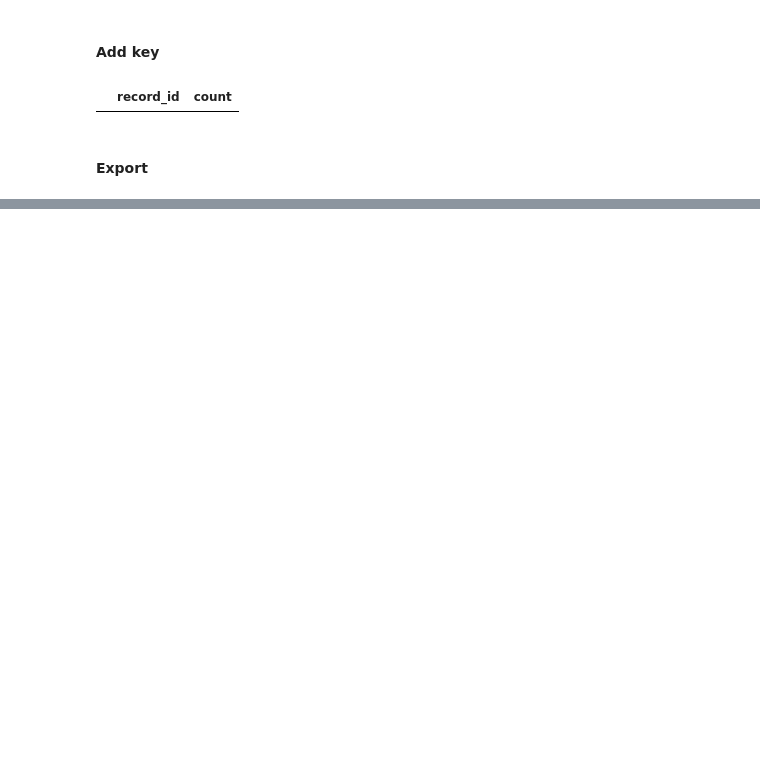
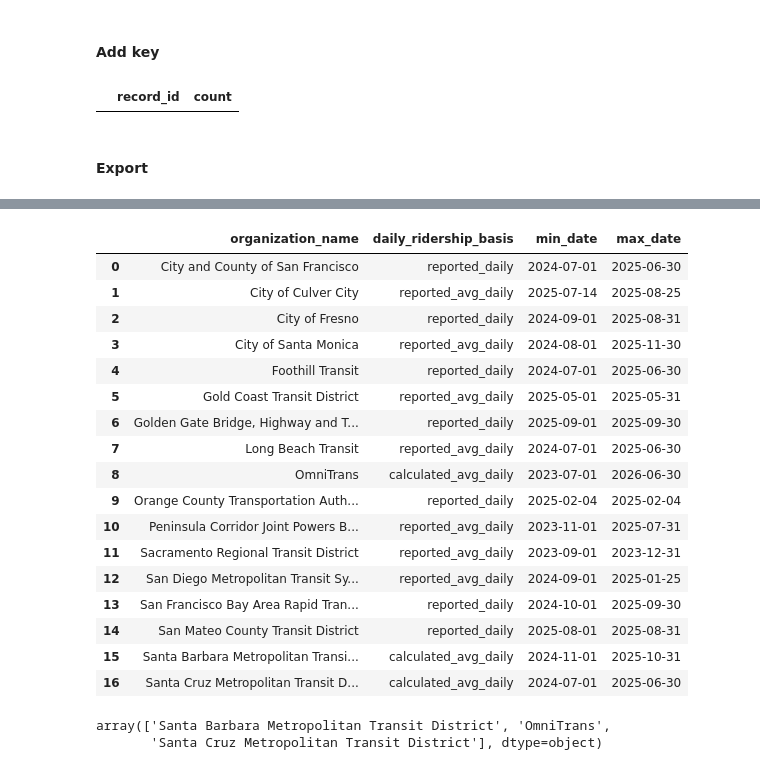
Before and after one commit to cal-itp/transit-ridership-analytics, a Jupyter notebook: fct_table.ipynb, the cells around one changed output, grey strips where cells are left out. Drawn from its saved outputs; the diff is of its cells as text; code cells hidden in the pictures; blank space fills up the shorter version.

```diff
--- a/fct_table.ipynb
+++ b/fct_table.ipynb
@@ -201,3 +198,6 @@ df_agg.head()
 | 2 | A6B375D418BC5853 | 011CF30F49575609 | San Francisco Bay Area Rapid Tran... | Bay Area Rapid Transit | 900109 | 12th Street / Oakland City Center | 37.803482 | -122.27163 | ... |
 | 3 | 0A853373D96249B8 | 011CF30F49575609 | San Francisco Bay Area Rapid Tran... | Bay Area Rapid Transit | 900109 | 12th Street / Oakland City Center | 37.803482 | -122.27163 | ... |
 | 4 | 6D6FA33361F1AFA3 | 011CF30F49575609 | San Francisco Bay Area Rapid Tran... | Bay Area Rapid Transit | 900109 | 12th Street / Oakland City Center | 37.803482 | -122.27163 | ... |
+# %%
+t_df = pd.read_csv("fact_ridership_output/fct_ridership_2026-02-11.csv")
+t_df.head()
@@ -203,0 +231,27 @@ df_agg.head()
+# %%
+t_df.groupby(["organization_name", "daily_ridership_basis"], as_index=False).agg(min_date = ("start_date", "min"),
+                                                                                 max_date = ("end_date", "max"))
+# %% [output]
+|  | organization_name | daily_ridership_basis | min_date | max_date |
+| 0 | City and County of San Francisco | reported_daily | 2024-07-01 | 2025-06-30 |
+| 1 | City of Culver City | reported_avg_daily | 2025-07-14 | 2025-08-25 |
+| 2 | City of Fresno | reported_daily | 2024-09-01 | 2025-08-31 |
+| 3 | City of Santa Monica | reported_avg_daily | 2024-08-01 | 2025-11-30 |
+| 4 | Foothill Transit | reported_daily | 2024-07-01 | 2025-06-30 |
+| 5 | Gold Coast Transit District | reported_avg_daily | 2025-05-01 | 2025-05-31 |
+| 6 | Golden Gate Bridge, Highway and T... | reported_daily | 2025-09-01 | 2025-09-30 |
+| 7 | Long Beach Transit | reported_avg_daily | 2024-07-01 | 2025-06-30 |
+| 8 | OmniTrans | calculated_avg_daily | 2023-07-01 | 2026-06-30 |
+| 9 | Orange County Transportation Auth... | reported_daily | 2025-02-04 | 2025-02-04 |
+| 10 | Peninsula Corridor Joint Powers B... | reported_avg_daily | 2023-11-01 | 2025-07-31 |
+| 11 | Sacramento Regional Transit District | reported_avg_daily | 2023-09-01 | 2023-12-31 |
+| 12 | San Diego Metropolitan Transit Sy... | reported_avg_daily | 2024-09-01 | 2025-01-25 |
+| 13 | San Francisco Bay Area Rapid Tran... | reported_daily | 2024-10-01 | 2025-09-30 |
+| 14 | San Mateo County Transit District | reported_daily | 2025-08-01 | 2025-08-31 |
+| 15 | Santa Barbara Metropolitan Transi... | calculated_avg_daily | 2024-11-01 | 2025-10-31 |
+| 16 | Santa Cruz Metropolitan Transit D... | calculated_avg_daily | 2024-07-01 | 2025-06-30 |
+# %%
+t_df[t_df["daily_ridership_basis"] == "calculated_avg_daily"]["organization_name"].unique()
+# %% [output]
+array(['Santa Barbara Metropolitan Transit District', 'OmniTrans',
+       'Santa Cruz Metropolitan Transit District'], dtype=object)
```
Also changed, not shown: parts of 16 cells of this notebook, 3 other files.
